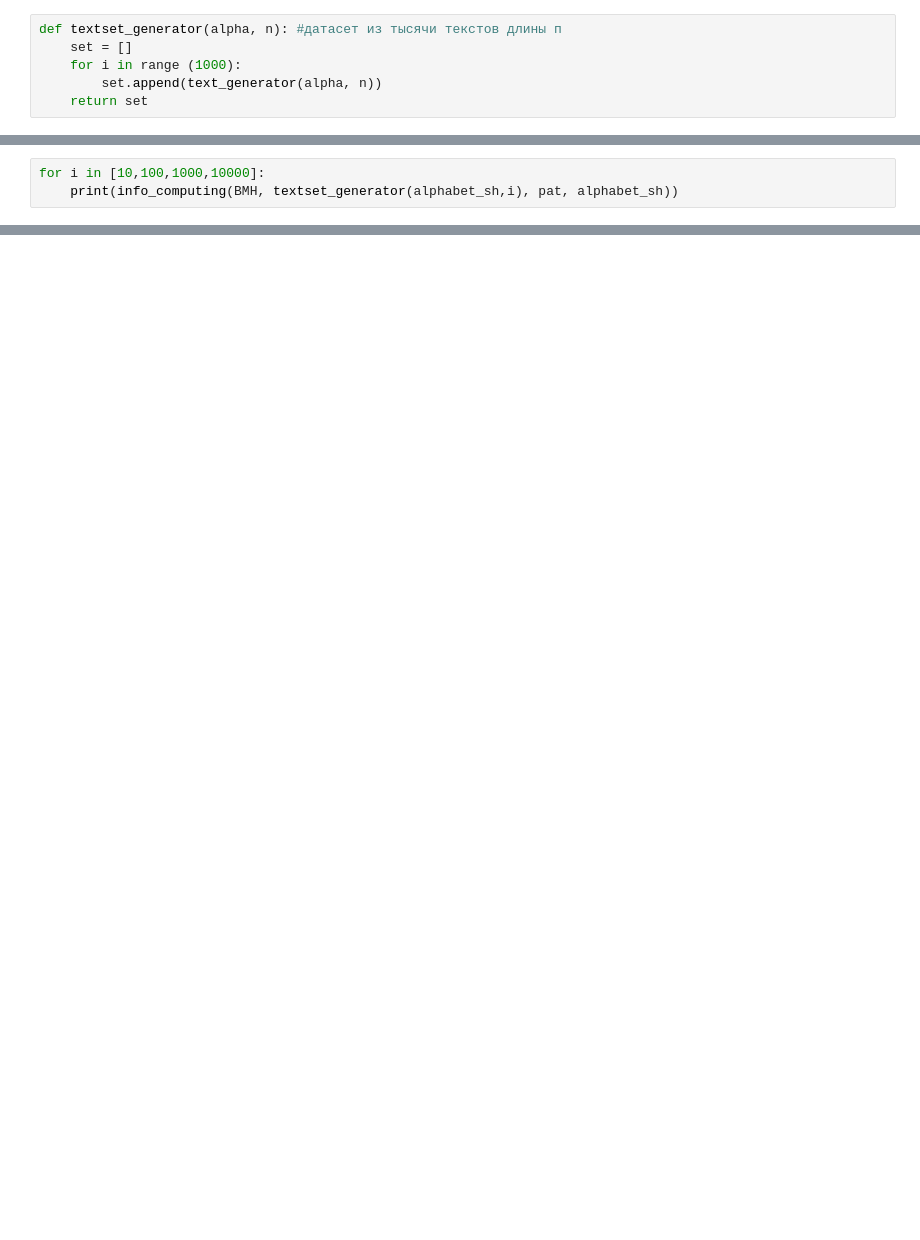
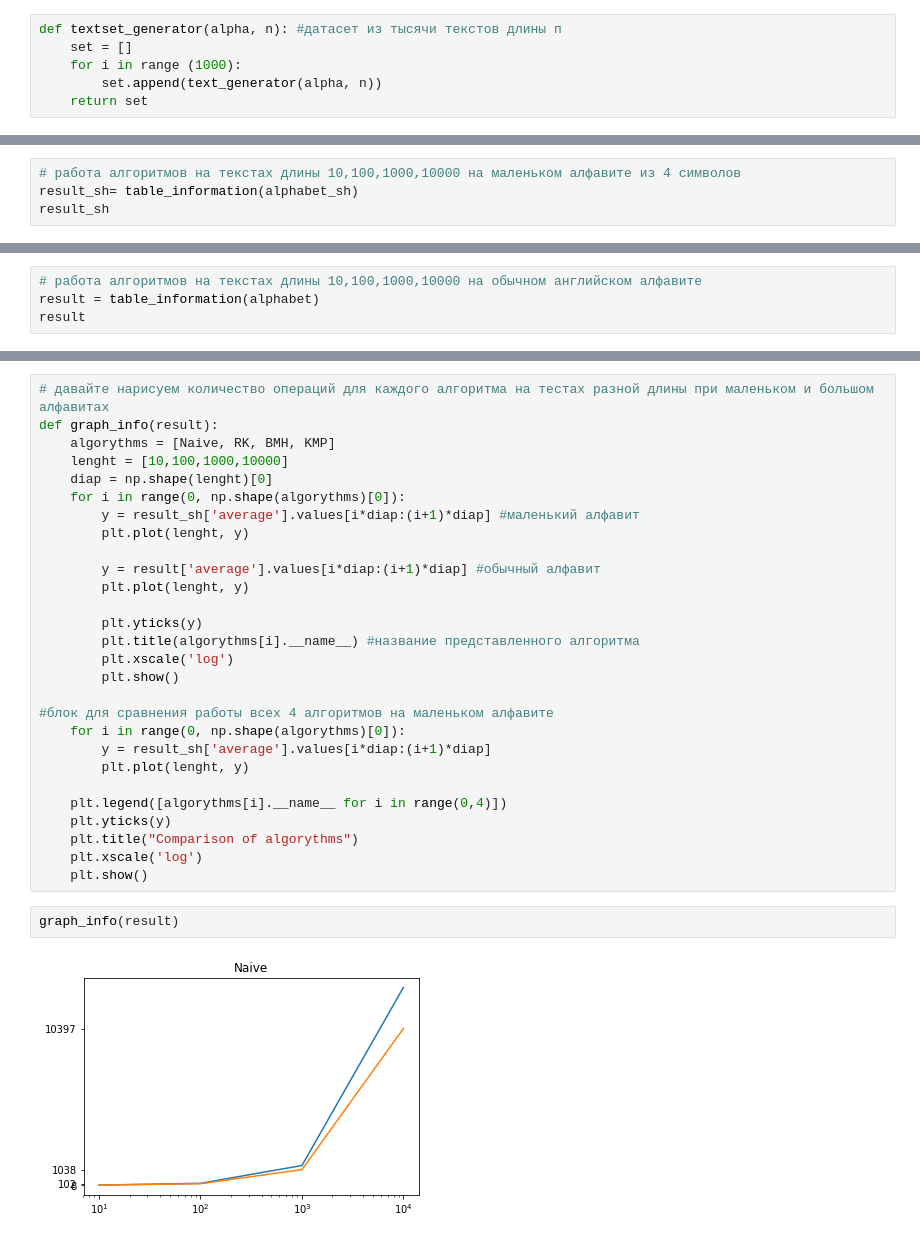
Before and after one commit to GalyaZalesskaya/Data-Analisis, a Jupyter notebook: aio_string.ipynb, the cells around one changed output, grey strips where cells are left out. Drawn from its saved outputs; the diff is of its cells as text; blank space fills up the shorter version.

```diff
--- a/aio_string.ipynb
+++ b/aio_string.ipynb
@@ -206,3 +168,0 @@ for i in [10,100,1000,10000]:
-# %%
-for i in [10,100,1000,10000]:
-    print(info_computing(BMH, textset_generator(alphabet_sh,i), pat, alphabet_sh))
@@ -215,0 +187,4 @@ for i in [10,100,1000,10000]:
+# %%
+# работа алгоритмов на текстах длины 10,100,1000,10000 на маленьком алфавите из 4 символов
+result_sh= table_information(alphabet_sh)
+result_sh
@@ -215,0 +209,4 @@ for i in [10,100,1000,10000]:
+# %%
+# работа алгоритмов на текстах длины 10,100,1000,10000 на обычном английском алфавите
+result = table_information(alphabet)
+result
@@ -215,0 +231,32 @@ for i in [10,100,1000,10000]:
+# %%
+# давайте нарисуем количество операций для каждого алгоритма на тестах разной длины при маленьком и большом алфавитах
+def graph_info(result):
+    algorythms = [Naive, RK, BMH, KMP]
+    lenght = [10,100,1000,10000]
+    diap = np.shape(lenght)[0]
+    for i in range(0, np.shape(algorythms)[0]):
+        y = result_sh['average'].values[i*diap:(i+1)*diap] #маленький алфавит
+        plt.plot(lenght, y)
+
+        y = result['average'].values[i*diap:(i+1)*diap] #обычный алфавит
+        plt.plot(lenght, y)
+
+        plt.yticks(y)
+        plt.title(algorythms[i].__name__) #название представленного алгоритма
+        plt.xscale('log')
+        plt.show()
+
+#блок для сравнения работы всех 4 алгоритмов на маленьком алфавите
+    for i in range(0, np.shape(algorythms)[0]):
+        y = result_sh['average'].values[i*diap:(i+1)*diap]
+        plt.plot(lenght, y)
+
+    plt.legend([algorythms[i].__name__ for i in range(0,4)])
+    plt.yticks(y)
+    plt.title("Comparison of algorythms")
+    plt.xscale('log')
+    plt.show()
+# %%
+graph_info(result)
+# %% [output]
+[figure, added]
```
Also changed, not shown: parts of 41 cells of this notebook.
